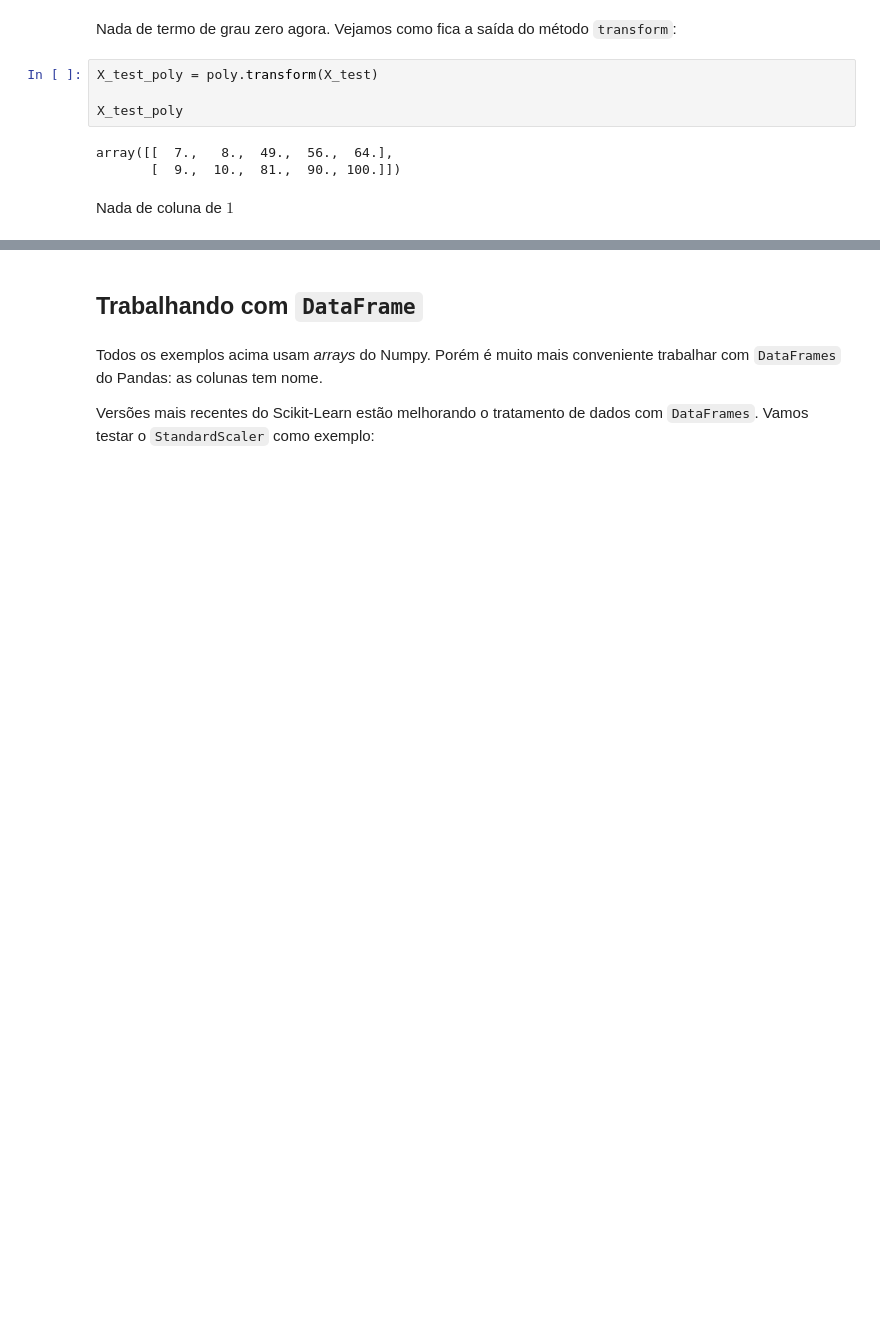
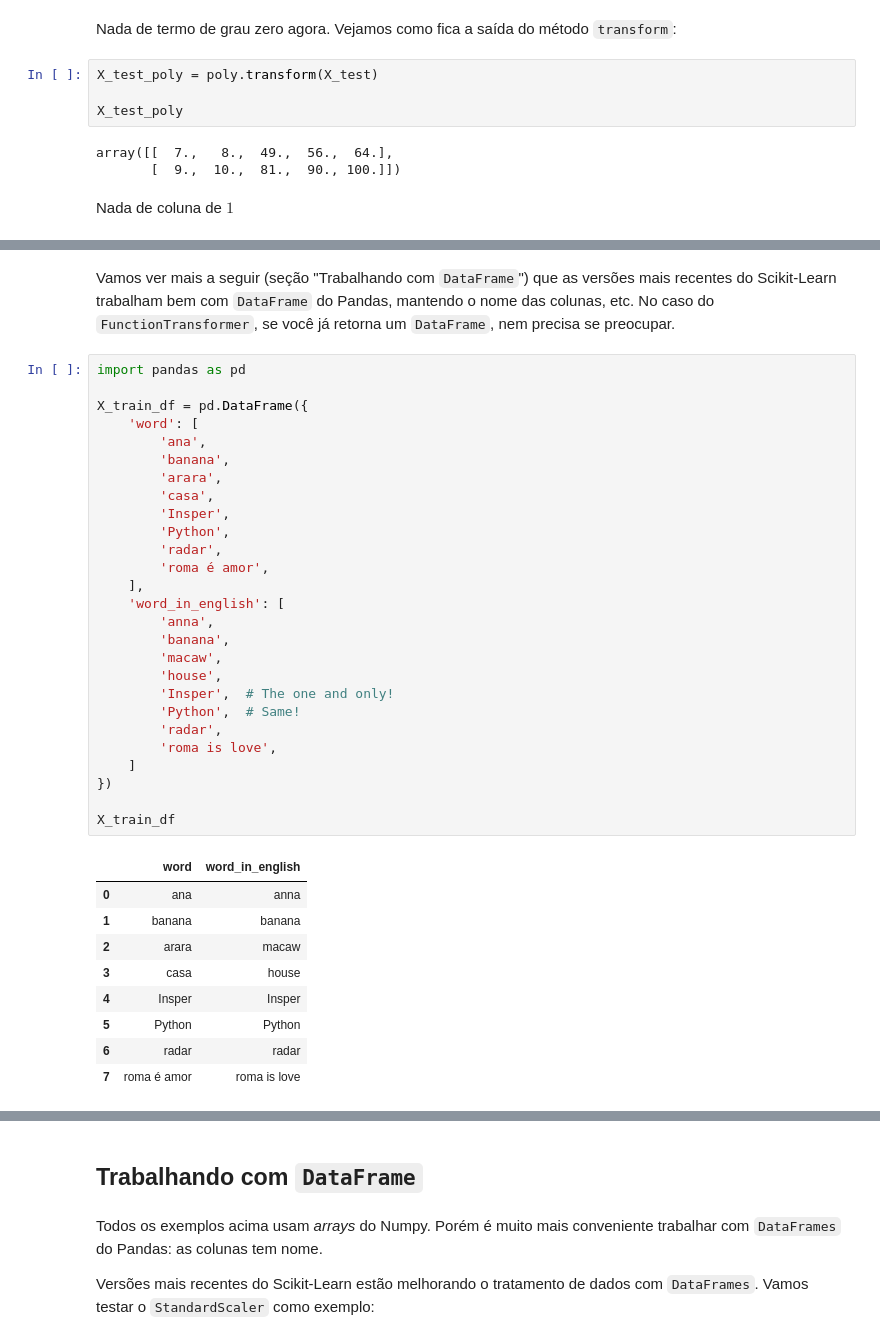
Before and after one commit to marinnagc/ml_labs_marinnagc, a Jupyter notebook: labs/01_regression/answers/task_02/notebooks/01_pipeline.ipynb, the cells around one changed output, grey strips where cells are left out. Drawn from its saved outputs; the diff is of its cells as text; blank space fills up the shorter version.

```diff
--- a/labs/01_regression/answers/task_02/notebooks/01_pipeline.ipynb
+++ b/labs/01_regression/answers/task_02/notebooks/01_pipeline.ipynb
@@ -489,0 +644,39 @@ Nada de coluna de $1$
+# %% [markdown]
+Vamos ver mais a seguir (seção "Trabalhando com `DataFrame`") que as versões mais recentes do Scikit-Learn trabalham bem com `DataFrame` do Pandas, mantendo o nome das colunas, etc. No caso do `FunctionTransformer`, se você já retorna um `DataFrame`, nem precisa se preocupar.
+# %%
+import pandas as pd
+
+X_train_df = pd.DataFrame({
+    'word': [
+        'ana',
+        'banana',
+        'arara',
+        'casa',
+        'Insper',
+        'Python',
+        'radar',
+        'roma é amor',
+    ],
+    'word_in_english': [
+        'anna',
+        'banana',
+        'macaw',
+        'house',
+        'Insper',  # The one and only!
+        'Python',  # Same!
+        'radar',
+        'roma is love',
+    ]
+})
+
+X_train_df
+# %% [output]
+|  | word | word_in_english |
+| 0 | ana | anna |
+| 1 | banana | banana |
+| 2 | arara | macaw |
+| 3 | casa | house |
+| 4 | Insper | Insper |
+| 5 | Python | Python |
+| 6 | radar | radar |
+| 7 | roma é amor | roma is love |
```
Also changed, not shown: parts of 47 cells of this notebook.
